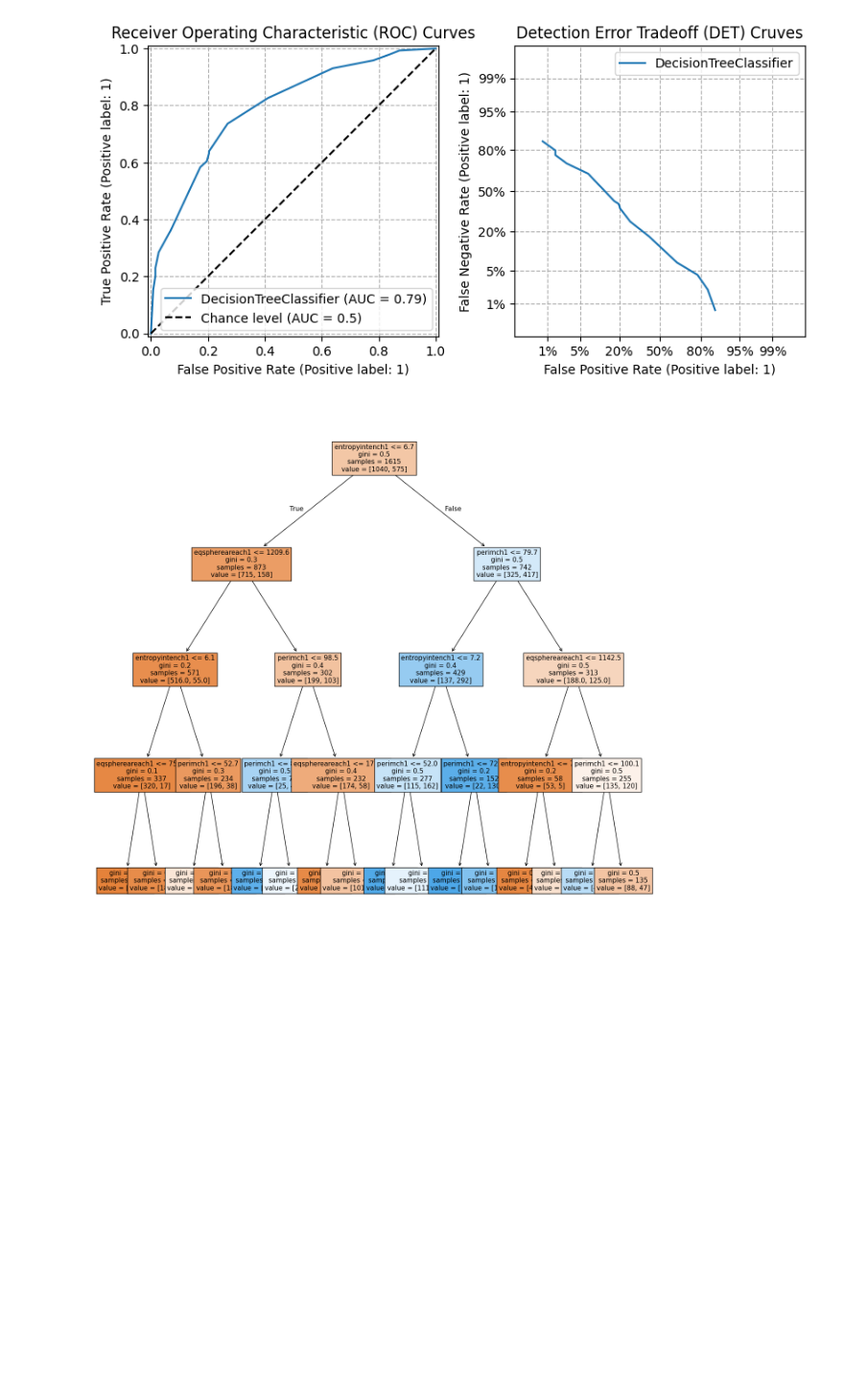
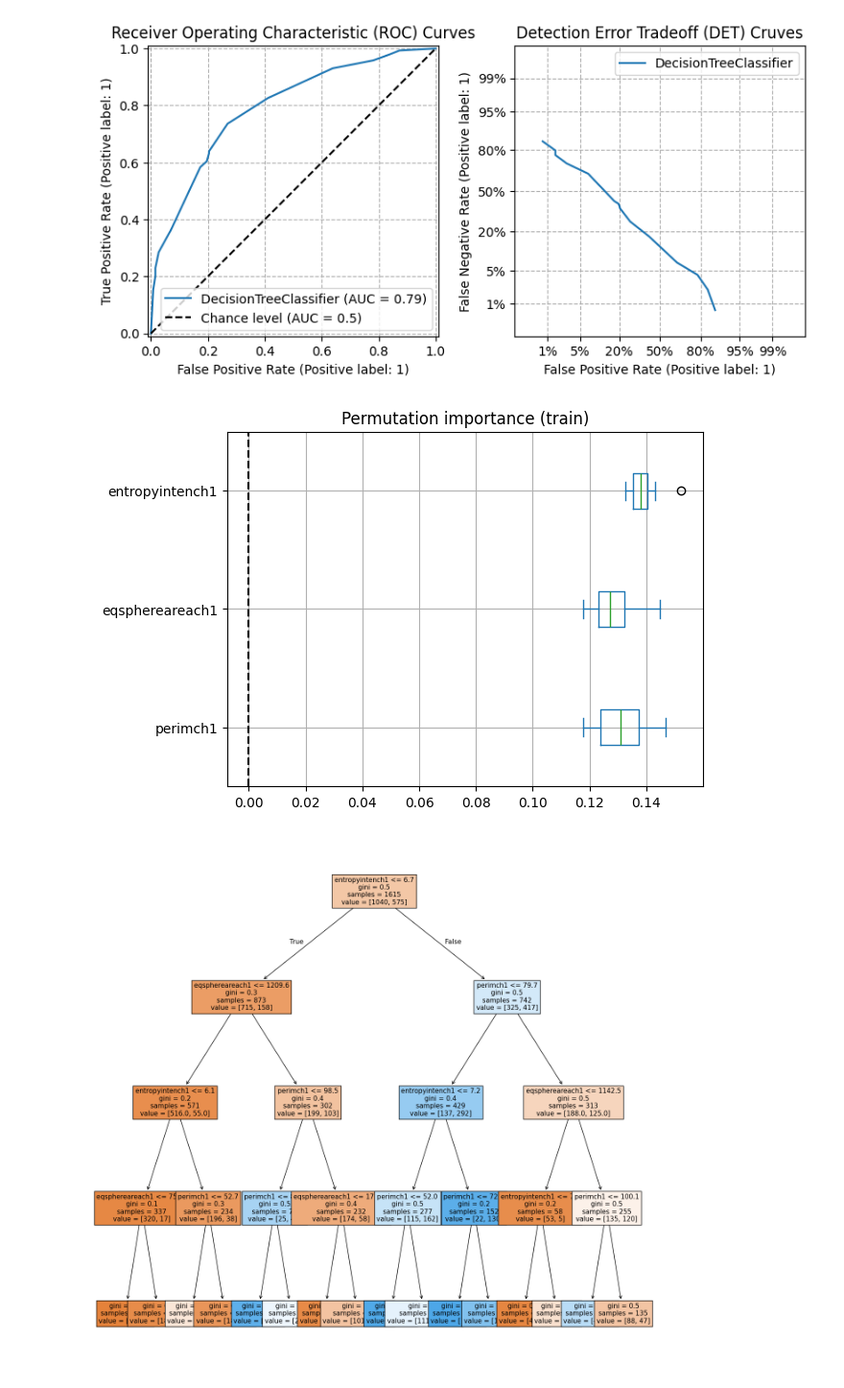
Before and after one commit to rodri-iot/cell_segmatation, a Jupyter notebook: cell_segmentation_model.ipynb, the cells around one changed output. Shown at 96% size. Cells and saved outputs as stored; diff of their text form; code cells hidden in the pictures; blank space fills up the shorter version.

```diff
--- a/cell_segmentation_model.ipynb
+++ b/cell_segmentation_model.ipynb
@@ -183,6 +183,17 @@ plt.tight_layout()
 plt.show()
 # %% [output]
 [figure]
+# %%
+# Calculated importance
+importance = permutation_importance(clf_tree, X_train, y_train_enc, n_repeats= 10, random_state= 2024)
+importance_df = pd.DataFrame(importance.importances.T, columns= X_train.columns)
+ax = importance_df.plot.box(vert= False)
+ax.axvline(x= 0, color= 'k', linestyle= '--')
+ax.grid(True)
+ax.set_title('Permutation importance (train)')
+plt.show()
+# %% [output]
+[figure, added]
 # %%
 plt.figure(figsize= (16, 16))
 plot_tree(clf_tree, filled= True, feature_names= X_train.columns, fontsize= 11, precision= 1)
```
Also changed, not shown: 2 other files.
